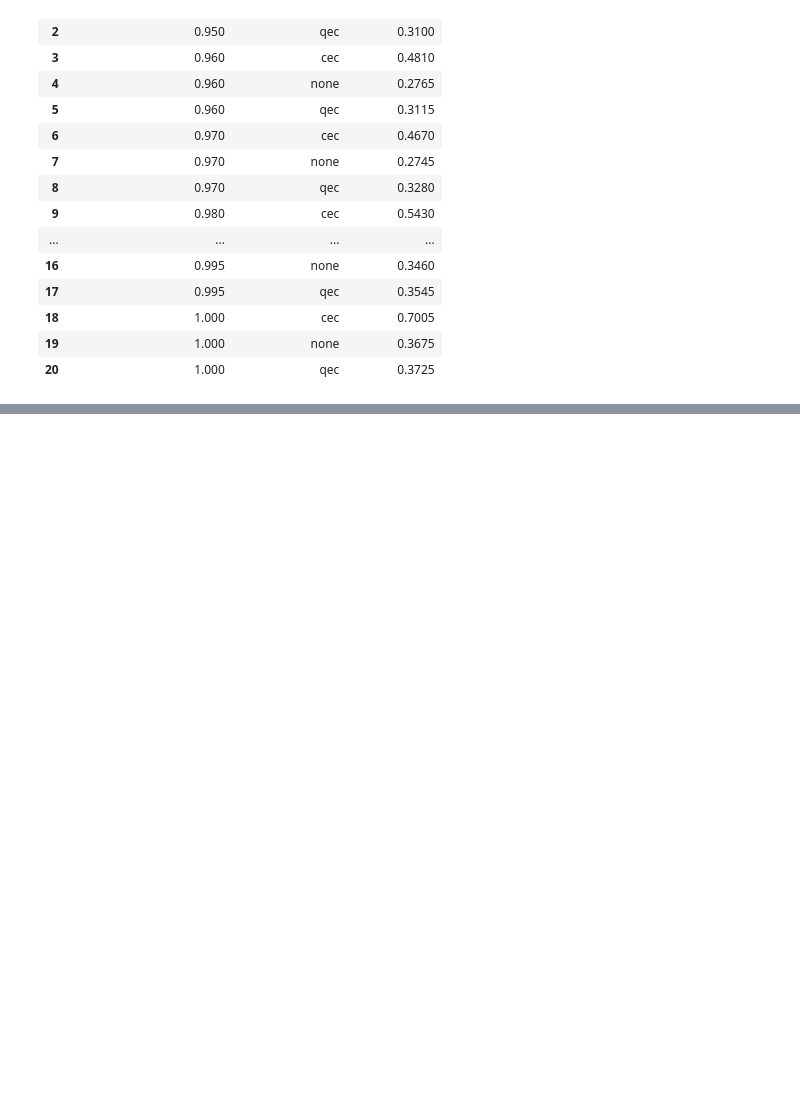
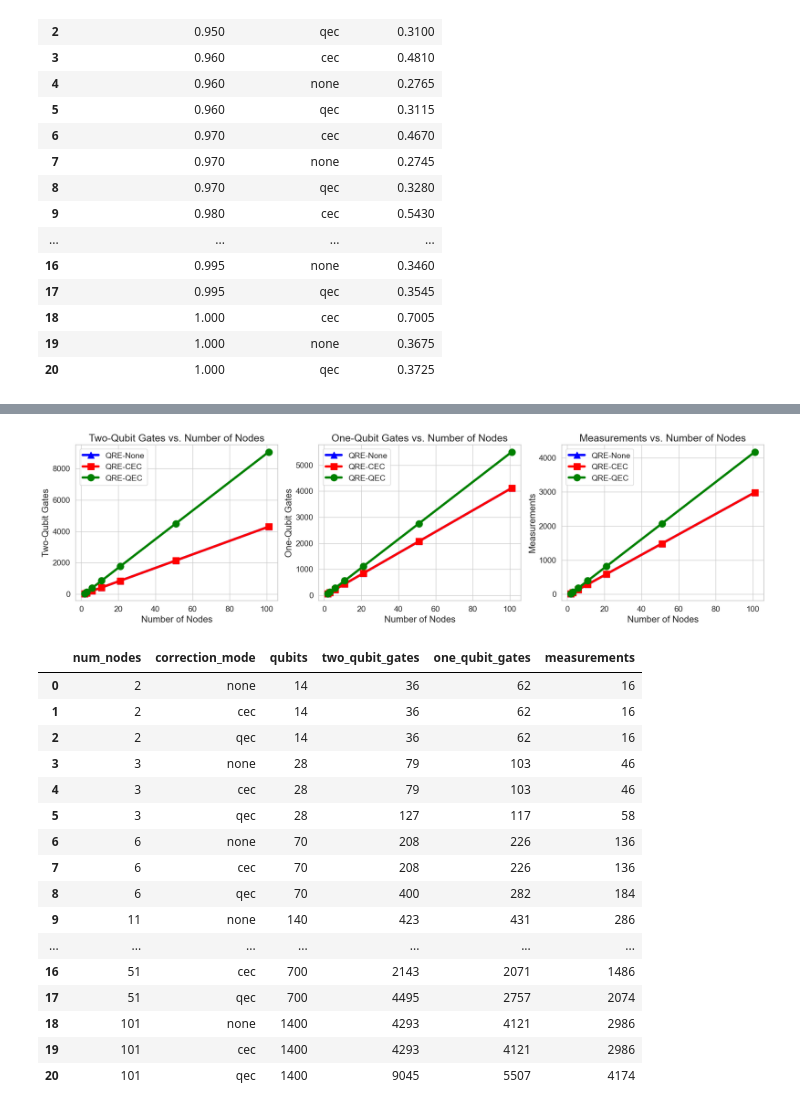
Before and after one commit to SagarPatange/QEC, a Jupyter notebook: plot.ipynb, the cells around one changed output, grey strips where cells are left out. Saved outputs shown, nothing was run; the diff lists cells and outputs as text; code cells hidden in the pictures; blank space fills up the shorter version.

```diff
--- a/plot.ipynb
+++ b/plot.ipynb
@@ -437,0 +742,55 @@ graph6_summary
+# %%
+fig, axes = plt.subplots(1, 3, figsize=(18, 5))
+
+colors = {"none": "blue", "cec": "red", "qec": "green"}
+names = {"none": "QRE-None", "cec": "QRE-CEC", "qec": "QRE-QEC"}
+markers = {"none": "^", "cec": "s", "qec": "o"}
+
+for protocol in ["none", "cec", "qec"]:
+    data = resource_df[resource_df["correction_mode"] == protocol]
+    axes[0].plot(data["num_nodes"], data["two_qubit_gates"], color=colors[protocol], marker=markers[protocol], linewidth=4, markersize=12, label=names[protocol])
+    axes[1].plot(data["num_nodes"], data["one_qubit_gates"], color=colors[protocol], marker=markers[protocol], linewidth=4, markersize=12, label=names[protocol])
+    axes[2].plot(data["num_nodes"], data["measurements"], color=colors[protocol], marker=markers[protocol], linewidth=4, markersize=12, label=names[protocol])
+
+axes[0].set_title("Two-Qubit Gates vs. Number of Nodes", fontsize=18)
+axes[0].set_xlabel("Number of Nodes", fontsize=16)
+axes[0].set_ylabel("Two-Qubit Gates", fontsize=16)
+axes[0].tick_params(axis="both", labelsize=14)
+axes[0].legend(fontsize=14)
+
+axes[1].set_title("One-Qubit Gates vs. Number of Nodes", fontsize=18)
+axes[1].set_xlabel("Number of Nodes", fontsize=16)
+axes[1].set_ylabel("One-Qubit Gates", fontsize=16)
+axes[1].tick_params(axis="both", labelsize=14)
+axes[1].legend(fontsize=14)
+
+axes[2].set_title("Measurements vs. Number of Nodes", fontsize=18)
+axes[2].set_xlabel("Number of Nodes", fontsize=16)
+axes[2].set_ylabel("Measurements", fontsize=16)
+axes[2].tick_params(axis="both", labelsize=14)
+axes[2].legend(fontsize=14)
+
+plt.tight_layout()
+plt.savefig(output_dir / "operations_vs_number_of_nodes.png", dpi=300, bbox_inches="tight")
+plt.show()
+
+resource_df
+# %% [output]
+[figure, added]
+|  | num_nodes | correction_mode | qubits | two_qubit_gates | one_qubit_gates | measurements |
+| 0 | 2 | none | 14 | 36 | 62 | 16 |
+| 1 | 2 | cec | 14 | 36 | 62 | 16 |
+| 2 | 2 | qec | 14 | 36 | 62 | 16 |
+| 3 | 3 | none | 28 | 79 | 103 | 46 |
+| 4 | 3 | cec | 28 | 79 | 103 | 46 |
+| 5 | 3 | qec | 28 | 127 | 117 | 58 |
+| 6 | 6 | none | 70 | 208 | 226 | 136 |
+| 7 | 6 | cec | 70 | 208 | 226 | 136 |
+| 8 | 6 | qec | 70 | 400 | 282 | 184 |
+| 9 | 11 | none | 140 | 423 | 431 | 286 |
+| ... | ... | ... | ... | ... | ... | ... |
+| 16 | 51 | cec | 700 | 2143 | 2071 | 1486 |
+| 17 | 51 | qec | 700 | 4495 | 2757 | 2074 |
+| 18 | 101 | none | 1400 | 4293 | 4121 | 2986 |
+| 19 | 101 | cec | 1400 | 4293 | 4121 | 2986 |
+| 20 | 101 | qec | 1400 | 9045 | 5507 | 4174 |
```
Also changed, not shown: parts of 4 cells of this notebook, 8 other files.
